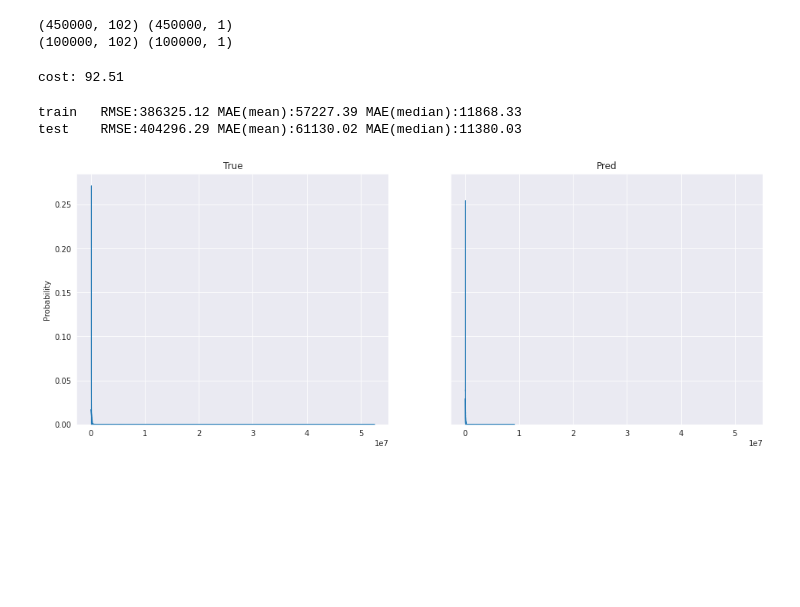
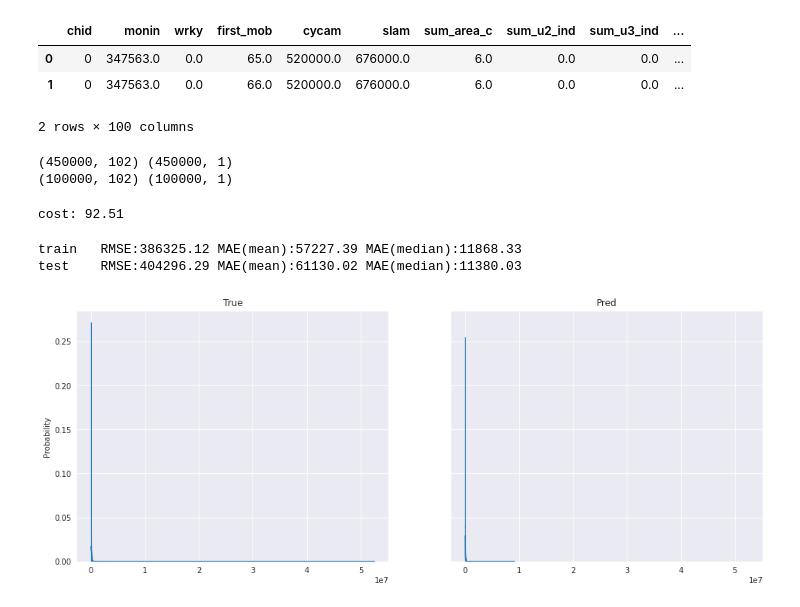
Before and after one commit to justinyeh1995/edu_framework, a Jupyter notebook: WenMing/2_LinearSVR.ipynb, the cells around one changed output. Saved outputs shown, nothing was run; the diff lists cells and outputs as text; code cells hidden in the pictures; blank space fills up the shorter version.

```diff
--- a/WenMing/2_LinearSVR.ipynb
+++ b/WenMing/2_LinearSVR.ipynb
@@ -45,6 +48,13 @@ idx_start = 1-int(USE_CHID)
 
 x_train_oh = to_one_hot(x_train, sparse_feat[idx_start:])
 x_test_oh = to_one_hot(x_test, sparse_feat[idx_start:])
+# %%
+x_train_oh.head(2)
+# %% [output]
+|  | chid | monin | wrky | first_mob | cycam | slam | sum_area_c | sum_u2_ind | sum_u3_ind | ... |
+| 0 | 0 | 347563.0 | 0.0 | 65.0 | 520000.0 | 676000.0 | 6.0 | 0.0 | 0.0 | ... |
+| 1 | 0 | 347563.0 | 0.0 | 66.0 | 520000.0 | 676000.0 | 6.0 | 0.0 | 0.0 | ... |
+2 rows × 100 columns
 # %%
 # x_data
 x_scaler = MinMaxScaler(feature_range=(0, 1))
```
Also changed, not shown: parts of 2 cells of this notebook, 1 other file.
